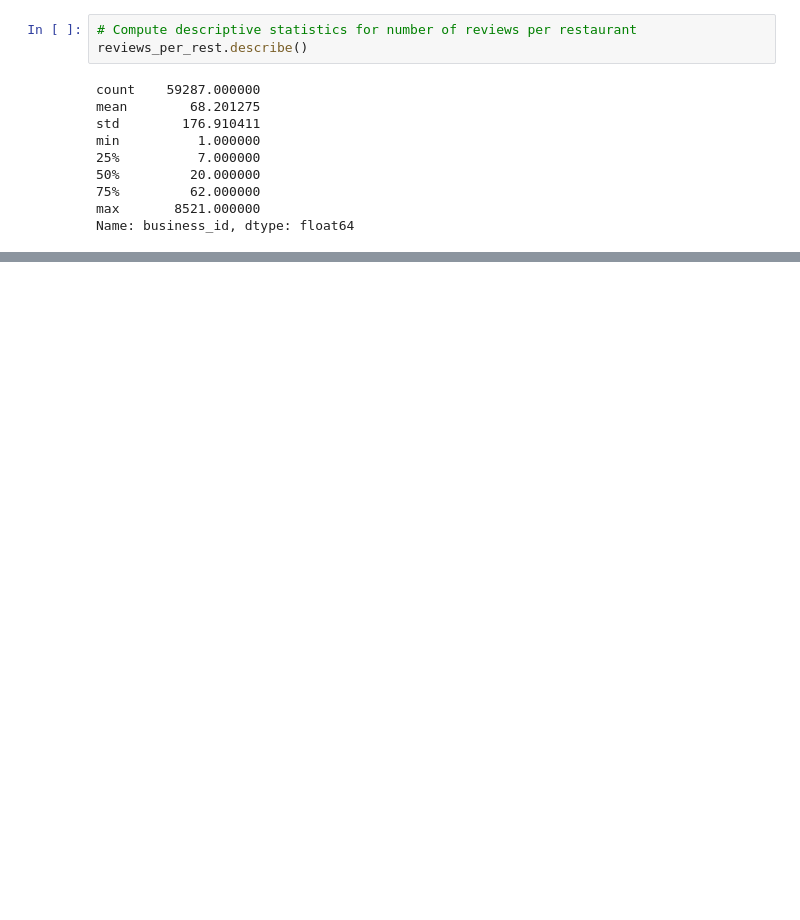
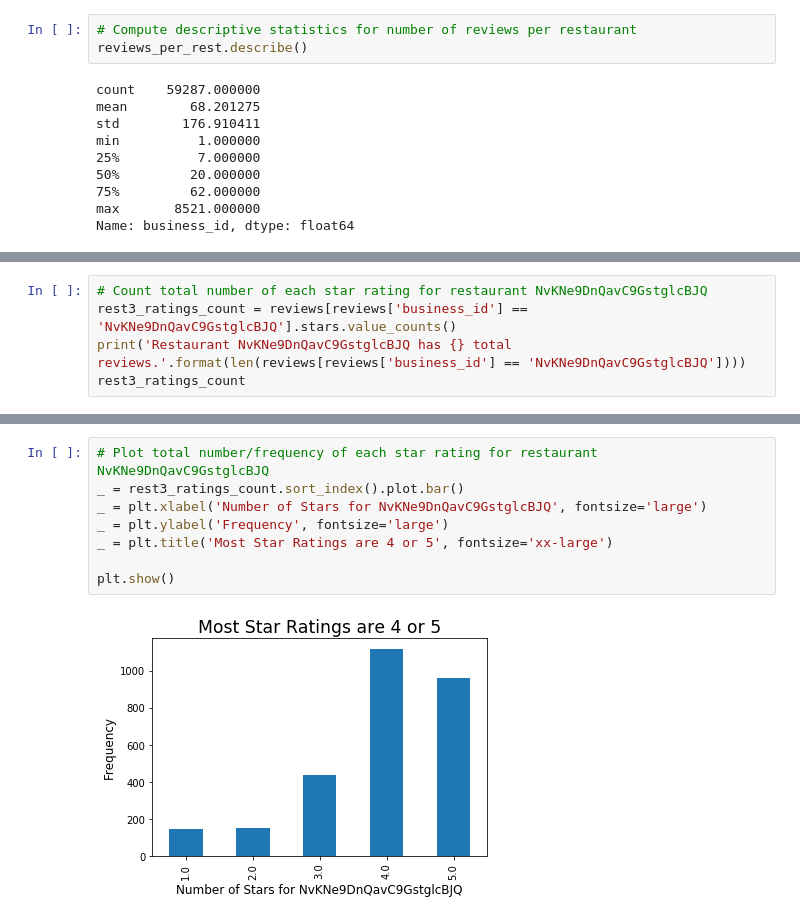
Before and after one commit to walkerpage/springboard, a Jupyter notebook: Capstone_Projects/Capstone_Project_1/Code/Capstone_Project_1_Data_Storytelling.ipynb, the cells around one changed output, grey strips where cells are left out. Saved outputs shown, nothing was run; the diff lists cells and outputs as text; blank space fills up the shorter version.

```diff
--- a/Capstone_Projects/Capstone_Project_1/Code/Capstone_Project_1_Data_Storytelling.ipynb
+++ b/Capstone_Projects/Capstone_Project_1/Code/Capstone_Project_1_Data_Storytelling.ipynb
@@ -173,0 +224,5 @@ Name: business_id, dtype: float64
+# %%
+# Count total number of each star rating for restaurant NvKNe9DnQavC9GstglcBJQ
+rest3_ratings_count = reviews[reviews['business_id'] == 'NvKNe9DnQavC9GstglcBJQ'].stars.value_counts()
+print('Restaurant NvKNe9DnQavC9GstglcBJQ has {} total reviews.'.format(len(reviews[reviews['business_id'] == 'NvKNe9DnQavC9GstglcBJQ'])))
+rest3_ratings_count
@@ -173,0 +237,10 @@ Name: business_id, dtype: float64
+# %%
+# Plot total number/frequency of each star rating for restaurant NvKNe9DnQavC9GstglcBJQ
+_ = rest3_ratings_count.sort_index().plot.bar()
+_ = plt.xlabel('Number of Stars for NvKNe9DnQavC9GstglcBJQ', fontsize='large')
+_ = plt.ylabel('Frequency', fontsize='large')
+_ = plt.title('Most Star Ratings are 4 or 5', fontsize='xx-large')
+
+plt.show()
+# %% [output]
+[figure, added]
```
Also changed, not shown: parts of 11 cells of this notebook.
